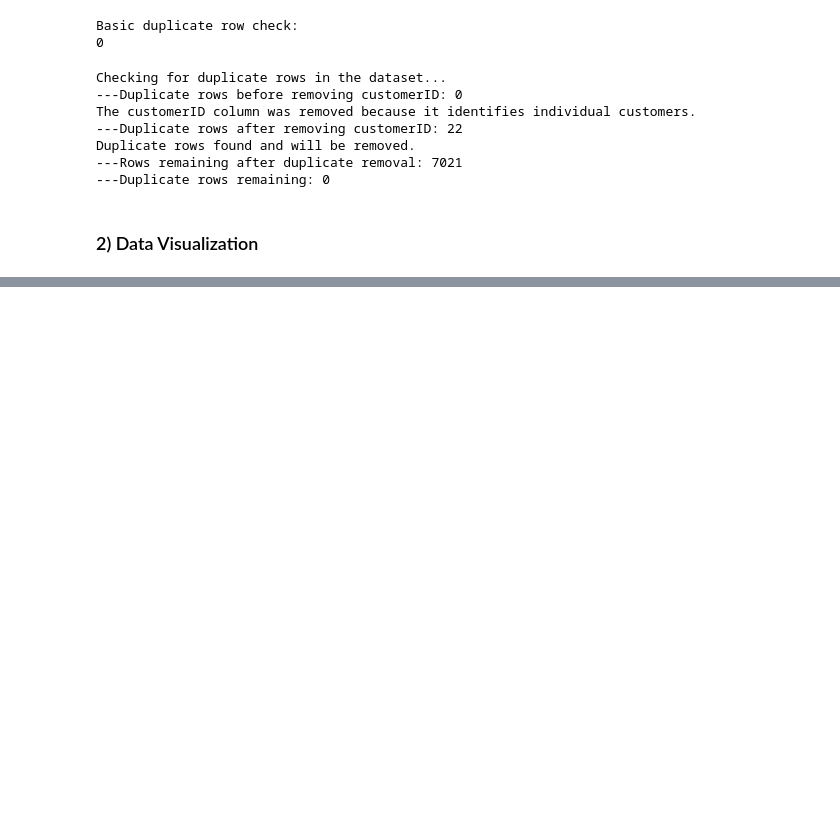
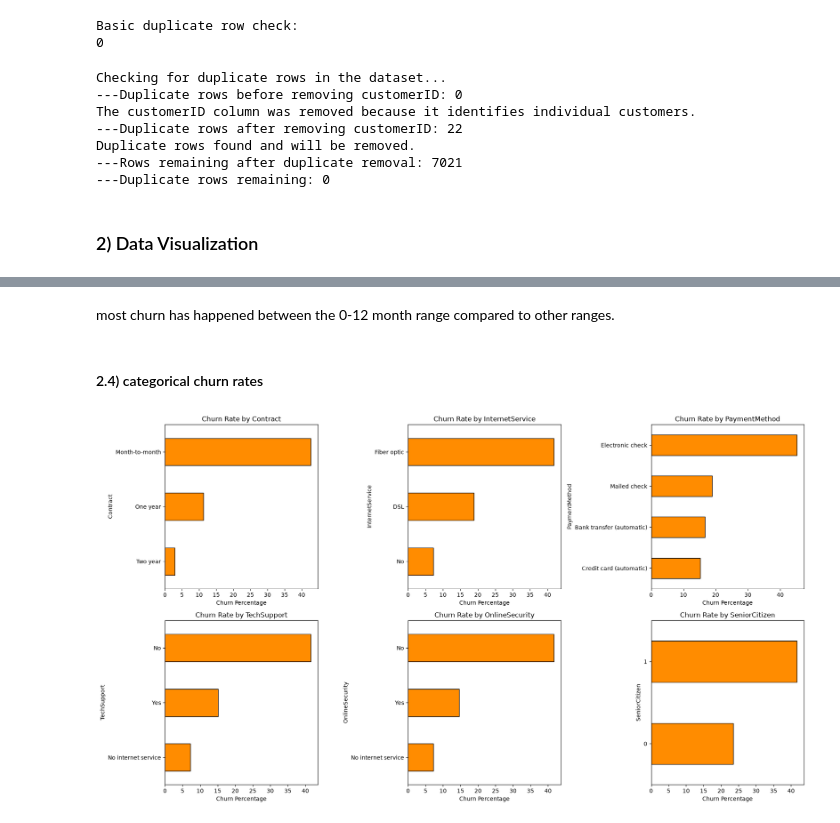
Before and after one commit to devkulemannege/cm2604-2522841-machine-learning, a Jupyter notebook: project.ipynb, the cells around one changed output, grey strips where cells are left out. Saved outputs shown, nothing was run; the diff lists cells and outputs as text; code cells hidden in the pictures; blank space fills up the shorter version.

```diff
--- a/project.ipynb
+++ b/project.ipynb
@@ -217,0 +423,35 @@ Duplicate rows found and will be removed.
+# %% [markdown]
+most churn has happened between the 0-12 month range compared to other ranges.
+# %% [markdown]
+#### 2.4) categorical churn rates
+# %%
+categorical_columns = [ # seperate categorical columns for further analysis
+    "Contract",
+    "InternetService",
+    "PaymentMethod",
+    "TechSupport",
+    "OnlineSecurity",
+    "SeniorCitizen"
+]
+
+fig, axes = plt.subplots(2, 3, figsize=(18, 10))
+axes = axes.flatten()
+
+for ax, column in zip(axes, categorical_columns):
+    percentages = (
+        pd.crosstab(data[column], data["Churn"], normalize="index") * 100 # create a tabular table for summarised crossed relationship between categories
+    )
+
+    percentages["Yes"].sort_values().plot(
+        kind="barh",
+        ax=ax,
+        color="darkorange",
+        edgecolor="black"
+    )
+    ax.set_title(f"Churn Rate by {column}")
+    ax.set_xlabel("Churn Percentage")
+
+plt.tight_layout()
+plt.show()
+# %% [output]
+[figure, added]
```
Also changed, not shown: parts of 27 cells of this notebook.
